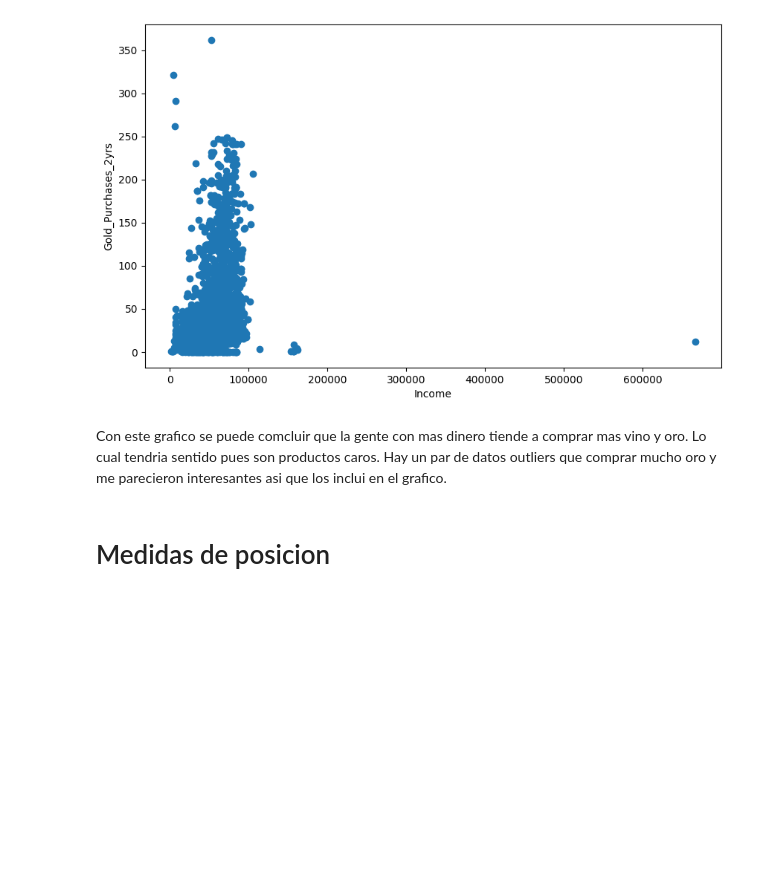
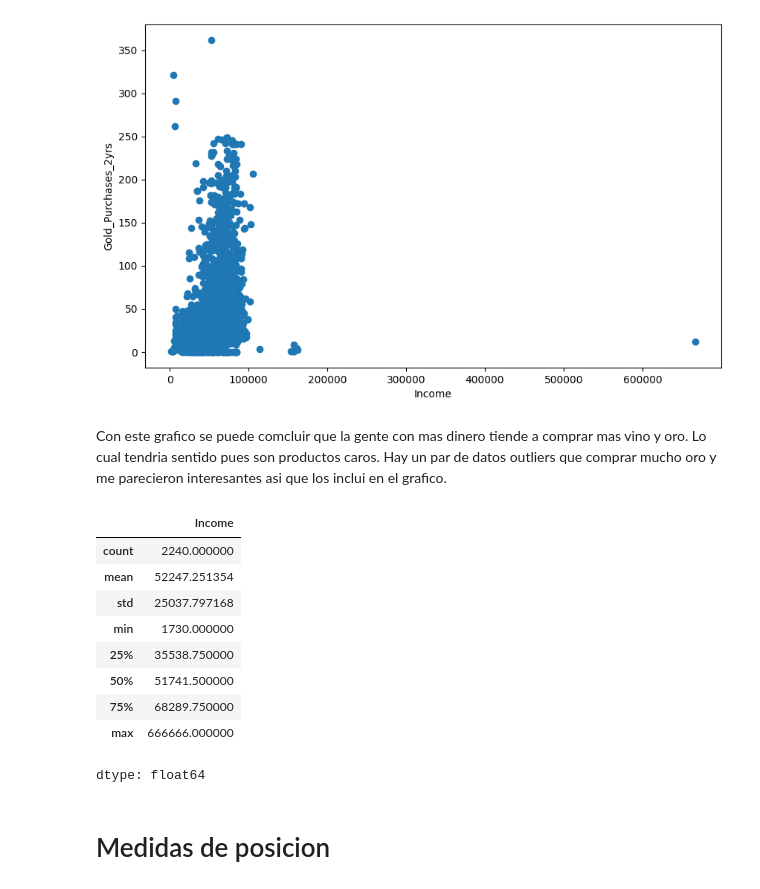
Before and after one commit to an-frez/FMY0100_EA1, a Jupyter notebook: FMY0100_EA1.ipynb, the cells around one changed output. Cells and saved outputs as stored; diff of their text form; code cells hidden in the pictures; blank space fills up the shorter version.

```diff
--- a/FMY0100_EA1.ipynb
+++ b/FMY0100_EA1.ipynb
@@ -284,6 +284,19 @@ plt.show()
 [figure]
 # %% [markdown]
 Con este grafico se puede comcluir que la gente con mas dinero tiende a comprar mas vino y oro. Lo cual tendria sentido pues son productos caros. Hay un par de datos outliers que comprar mucho oro y me parecieron interesantes asi que los inclui en el grafico.
+# %%
+new_df_cap[("Income")].describe()
+# %% [output]
+|  | Income |
+| count | 2240.000000 |
+| mean | 52247.251354 |
+| std | 25037.797168 |
+| min | 1730.000000 |
+| 25% | 35538.750000 |
+| 50% | 51741.500000 |
+| 75% | 68289.750000 |
+| max | 666666.000000 |
+dtype: float64
 # %% [markdown]
 # Medidas de posicion
 # %%
```
